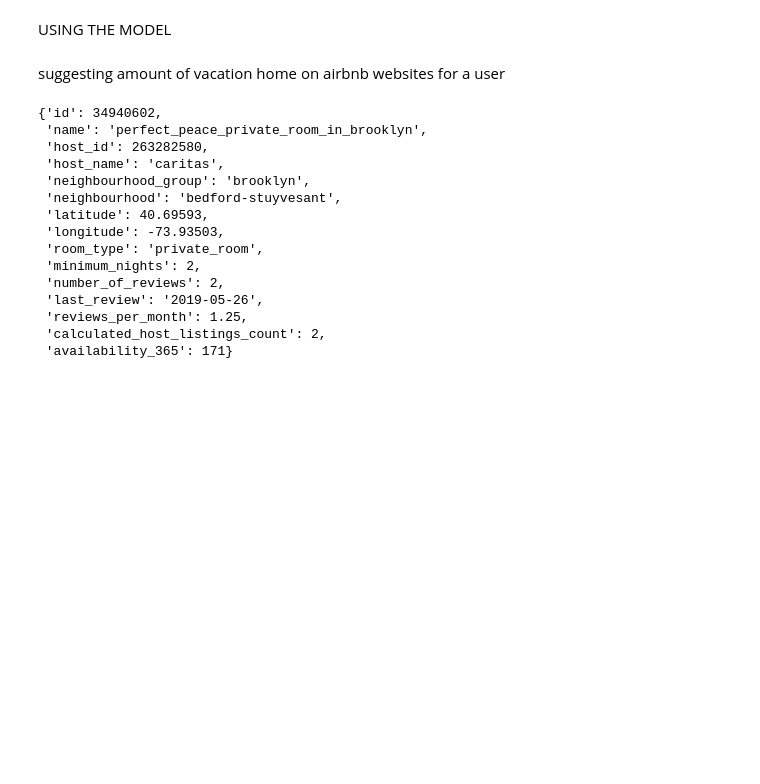
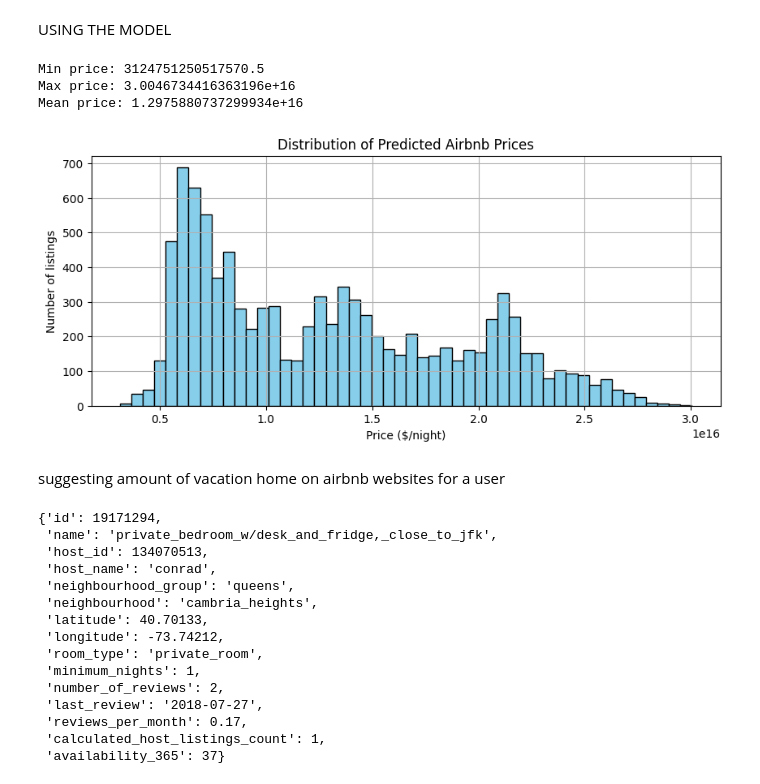
Before and after one commit to RealoneRRO/Airbnb, a Jupyter notebook: Airbnb.ipynb, the cells around one changed output. Saved outputs shown, nothing was run; the diff lists cells and outputs as text; code cells hidden in the pictures; blank space fills up the shorter version.

```diff
--- a/Airbnb.ipynb
+++ b/Airbnb.ipynb
@@ -677,26 +695,55 @@
 # %% [markdown]
 USING THE MODEL
+# %%
+X_test = prepare_X(df_test)
+
+# Predict
+y_pred = w0 + X_test.dot(w)
+
+# If log-transformed during training
+y_pred_real = np.expm1(y_pred)
+
+# See the range
+print("Min price:", round(y_pred_real.min(), 2))
+print("Max price:", round(y_pred_real.max(), 2))
+print("Mean price:", round(y_pred_real.mean(), 2))
+# %% [output]
+Min price: 3124751250517570.5
+Max price: 3.0046734416363196e+16
+Mean price: 1.2975880737299934e+16
+# %%
+import matplotlib.pyplot as plt
+
+plt.figure(figsize=(10, 4))
+plt.hist(y_pred_real, bins=50, color='skyblue', edgecolor='black')
+plt.title('Distribution of Predicted Airbnb Prices')
+plt.xlabel('Price ($/night)')
+plt.ylabel('Number of listings')
+plt.grid(True)
+plt.show()
+# %% [output]
+[figure, added]
 # %% [markdown]
 suggesting amount of vacation home on airbnb websites for a user
 # %%
-df = df_test.iloc[20].to_dict()
+df = df_test.iloc[-1].to_dict()
 df
 # %% [output]
-{'id': 34940602,
- 'name': 'perfect_peace_private_room_in_brooklyn',
- 'host_id': 263282580,
- 'host_name': 'caritas',
- 'neighbourhood_group': 'brooklyn',
- 'neighbourhood': 'bedford-stuyvesant',
- 'latitude': 40.69593,
- 'longitude': -73.93503,
+{'id': 19171294,
+ 'name': 'private_bedroom_w/desk_and_fridge,_close_to_jfk',
+ 'host_id': 134070513,
+ 'host_name': 'conrad',
+ 'neighbourhood_group': 'queens',
+ 'neighbourhood': 'cambria_heights',
+ 'latitude': 40.70133,
+ 'longitude': -73.74212,
  'room_type': 'private_room',
- 'minimum_nights': 2,
+ 'minimum_nights': 1,
  'number_of_reviews': 2,
- 'last_review': '2019-05-26',
- 'reviews_per_month': 1.25,
- 'calculated_host_listings_count': 2,
- 'availability_365': 171}
+ 'last_review': '2018-07-27',
+ 'reviews_per_month': 0.17,
+ 'calculated_host_listings_count': 1,
+ 'availability_365': 37}
 # %%
 end_user = {'id': 34940602,
  'name': 'perfect_peace_private_room_in_brooklyn',
```
Also changed, not shown: parts of 26 cells of this notebook, 4 other files.
